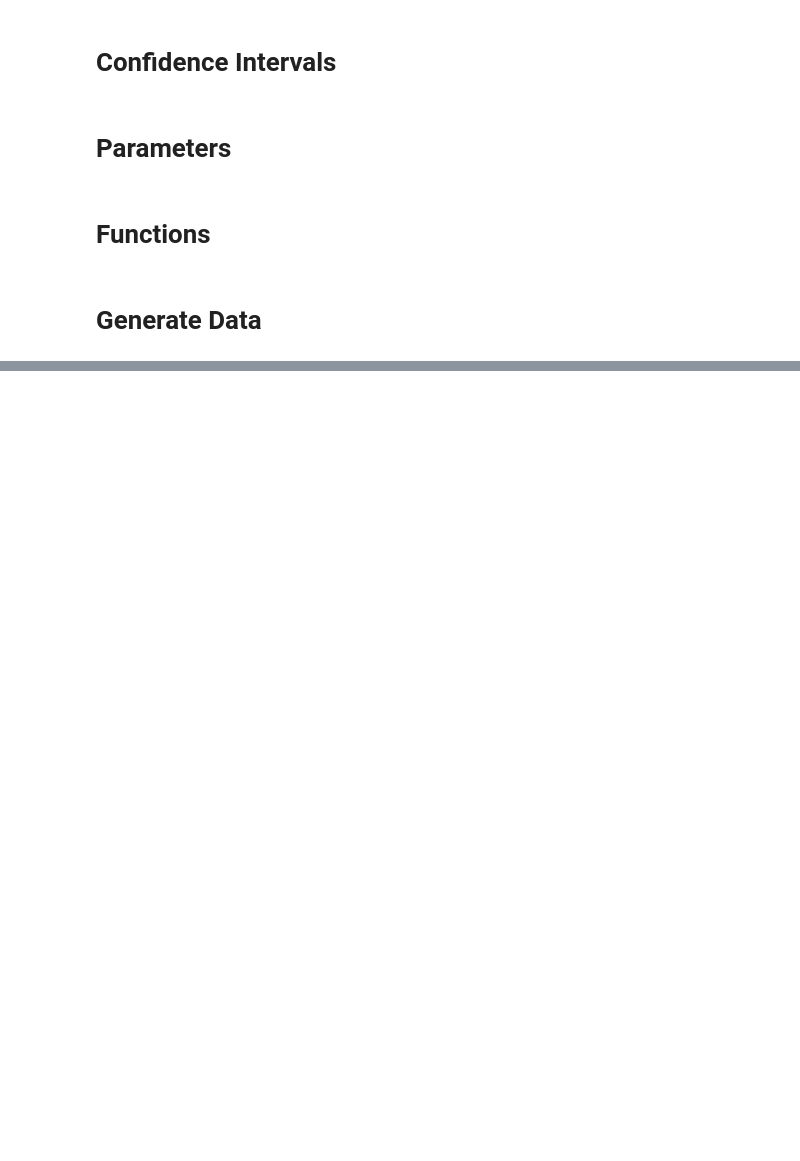
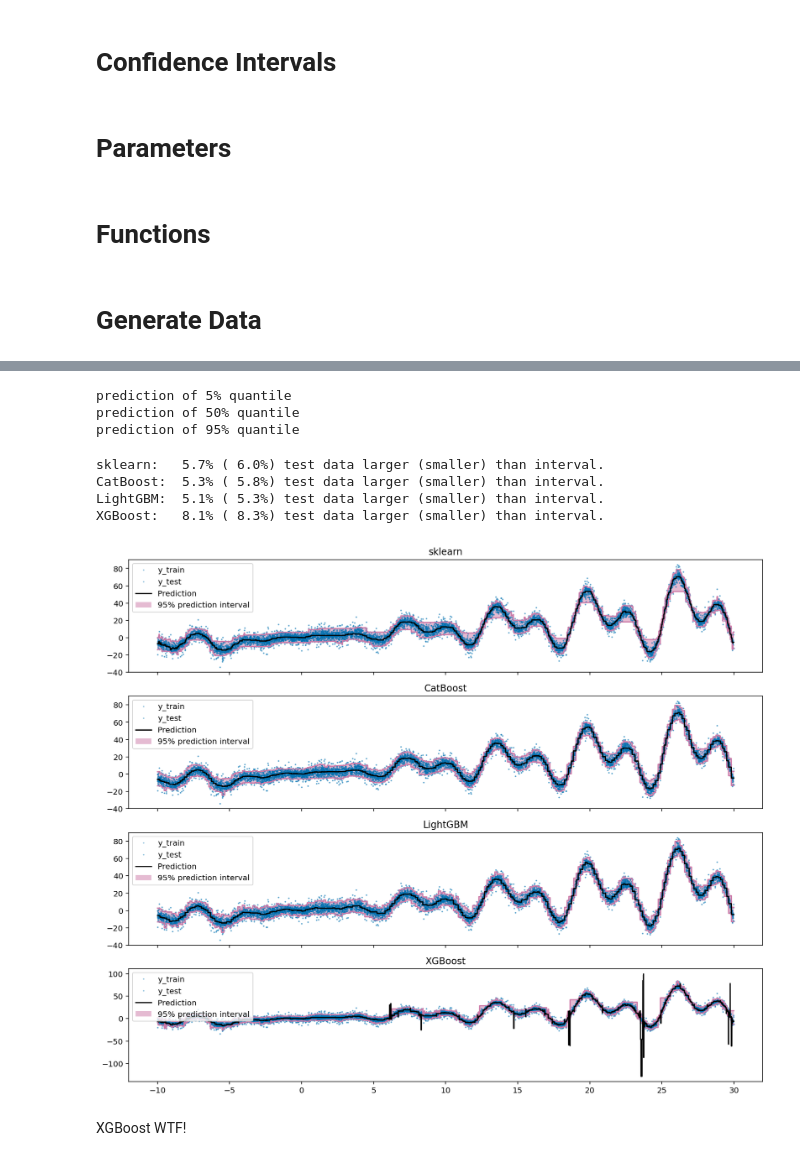
Before and after one commit to WeinbergMalte/notebooks, a Jupyter notebook: python/notebooks/confidence.ipynb, the cells around one changed output, grey strips where cells are left out. Saved outputs shown, nothing was run; the diff lists cells and outputs as text; code cells hidden in the pictures; blank space fills up the shorter version.

```diff
--- a/python/notebooks/confidence.ipynb
+++ b/python/notebooks/confidence.ipynb
@@ -433,0 +273,52 @@ prediction of 95% quantile
+# %%
+skl_preds = list()
+cat_preds = list()
+lgb_preds = list()
+xgb_preds = list()
+for q in [1 - ALPHA, 0.5, ALPHA]:
+    print("prediction of {:.0%} quantile".format(q))
+
+    gbr = GradientBoostingRegressor(loss="quantile", alpha=q, **sklearn_params)
+    skl_preds.append(gbr.fit(X_train, y_train).predict(X_test))
+
+    gbr = CatBoostRegressor(loss_function=f"Quantile:alpha={q}", **cat_params)
+    cat_preds.append(gbr.fit(X_train, y_train).predict(X_test))
+
+    gbr = LGBMRegressor(objective="quantile", alpha=q, **lgb_params)
+    lgb_preds.append(gbr.fit(X_train, y_train).predict(X_test))
+
+    objective = partial(quantile_objective_smooth, q=q)
+    gbr = XGBRegressor(objective=objective, **xgb_params)
+    xgb_preds.append(gbr.fit(X_train, y_train).predict(X_test))
+
+preds = {
+    "sklearn": skl_preds,
+    "CatBoost": cat_preds,
+    "LightGBM": lgb_preds,
+    "XGBoost": xgb_preds,
+}
+# %% [output]
+prediction of 5% quantile
+prediction of 50% quantile
+prediction of 95% quantile
+# %%
+for idx, (t, p) in enumerate(preds.items()):
+    smaller = (p[2] < data[3]).mean()
+    larger = (p[0] > data[3]).mean()
+    s = "{:<9} {:4.1f}% ({:4.1f}%) test data larger (smaller) than interval.".format
+    print(s(f"{t}:", larger * 100, smaller * 100))
+# %% [output]
+sklearn:   5.7% ( 6.0%) test data larger (smaller) than interval.
+CatBoost:  5.3% ( 5.8%) test data larger (smaller) than interval.
+LightGBM:  5.1% ( 5.3%) test data larger (smaller) than interval.
+XGBoost:   8.1% ( 8.3%) test data larger (smaller) than interval.
+# %%
+fig, ax = plt.subplots(len(preds), 1, figsize=(12, 2.5 * len(preds)), sharex=True)
+for idx, (t, p) in enumerate(preds.items()):
+    _ = plot_result_toax(ax=ax[idx], alpha=ALPHA, preds=p, data=data)
+    ax[idx].set_title(t)
+plt.tight_layout()
+# %% [output]
+[figure, added]
+# %% [markdown]
+XGBoost WTF!
```
Also changed, not shown: parts of 28 cells of this notebook.
